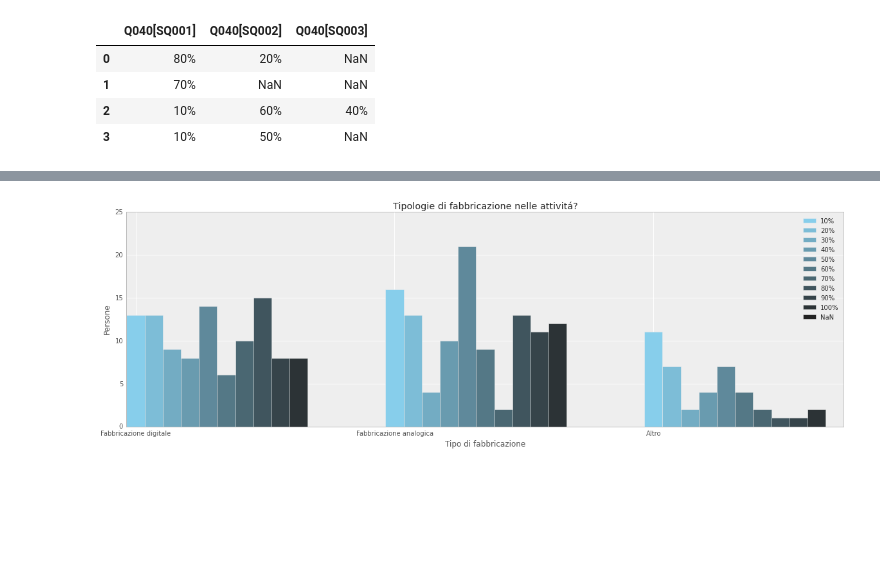
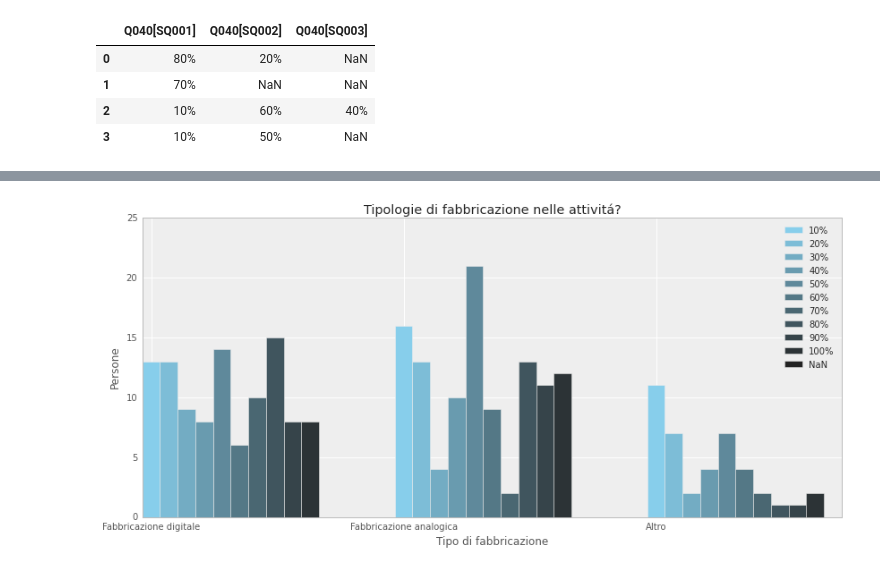
Before and after one commit to openp2pdesign/Makers-Inquiry---Analysis, a Jupyter notebook: Q040.ipynb, the cells around one changed output, grey strips where cells are left out. Drawn from its saved outputs; the diff is of its cells as text; code cells hidden in the pictures; blank space fills up the shorter version.

```diff
--- a/Q040.ipynb
+++ b/Q040.ipynb
@@ -143,28 +143,28 @@ dtype: int64
 dtype: float64
 # %%
 # Plot the data
-plt.figure(figsize=(20,6))
+plt.figure(figsize=(14,6))
 plt.xlabel('Tipo di fabbricazione')
 plt.ylabel('Persone')
 plt.title(u'Tipologie di fabbricazione nelle attivitá?')
 plt.xticks(range(len(agree_options)+1),agree_options,rotation=0)
 ind = np.arange(len(agree_columns))   # the x locations for the groups
 width = 0.07                             # the width of the bars
 
 my_colors = seaborn.dark_palette("skyblue", 11, reverse=True) # Set color palette
 rect1 = plt.bar(ind,p10,width,color=my_colors[0],align='center') # Plot 10%
 rect2 = plt.bar(ind+width,p20,width,color=my_colors[1],align='center') # Plot 20%
 rect3 = plt.bar(ind+width*2,p30,width,color=my_colors[2],align='center') # Plot 30%
 rect4 = plt.bar(ind+width*3,p40,width,color=my_colors[3],align='center') # Plot 40%
 rect5 = plt.bar(ind+width*4,p50,width,color=my_colors[4],align='center') # Plot 50%
 rect6 = plt.bar(ind+width*5,p60,width,color=my_colors[5],align='center') # Plot 60%
 rect7 = plt.bar(ind+width*6,p70,width,color=my_colors[6],align='center') # Plot 70%
 rect8 = plt.bar(ind+width*7,p80,width,color=my_colors[7],align='center') # Plot 80%
 rect9 = plt.bar(ind+width*8,p90,width,color=my_colors[8],align='center') # Plot 90%
 rect10 = plt.bar(ind+width*9,p100,width,color=my_colors[9],align='center') # Plot 100%
 rect11 = plt.bar(ind+width*10,nanvalue,width,color=my_colors[10],align='center') # Plot NaN
 plt.legend( (rect1, rect2, rect3, rect4, rect5, rect6, rect7, rect8, rect9, rect10, rect11),
            ('10%', '20%', '30%', '40%', '50%', '60%', '70%', '80%', '90%', '100%', 'NaN') )
 plt.savefig("pdf/Q040-TipoFabbricazione.pdf")
 # %% [output]
-[figure, old version]
+[figure, new version]
```
Also changed, not shown: 1 other file.
